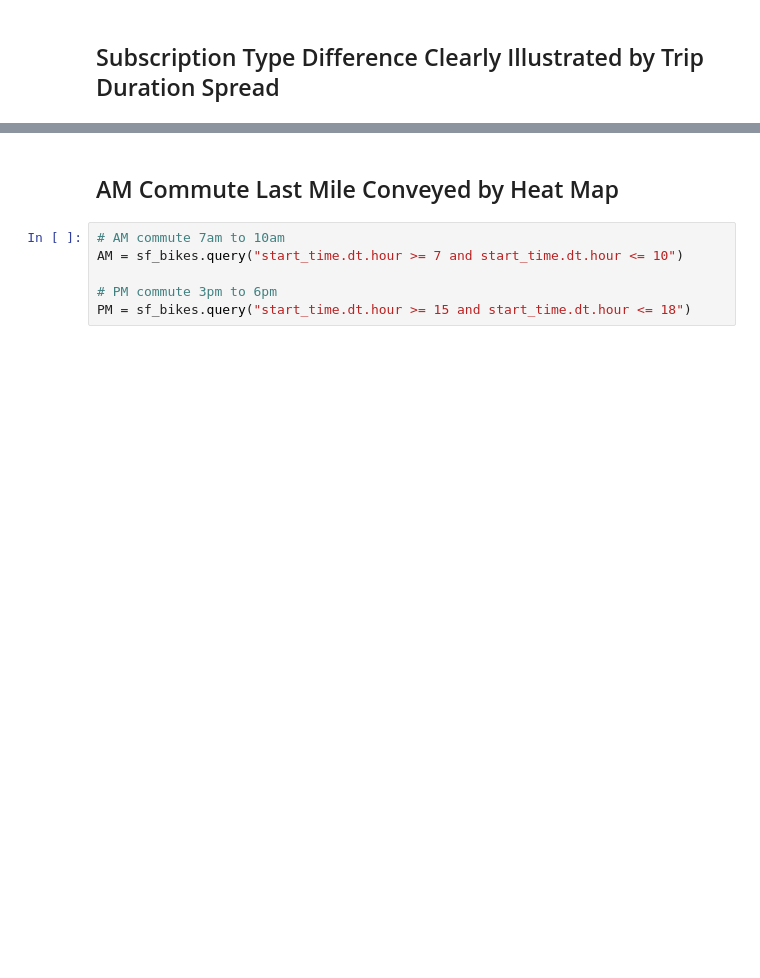
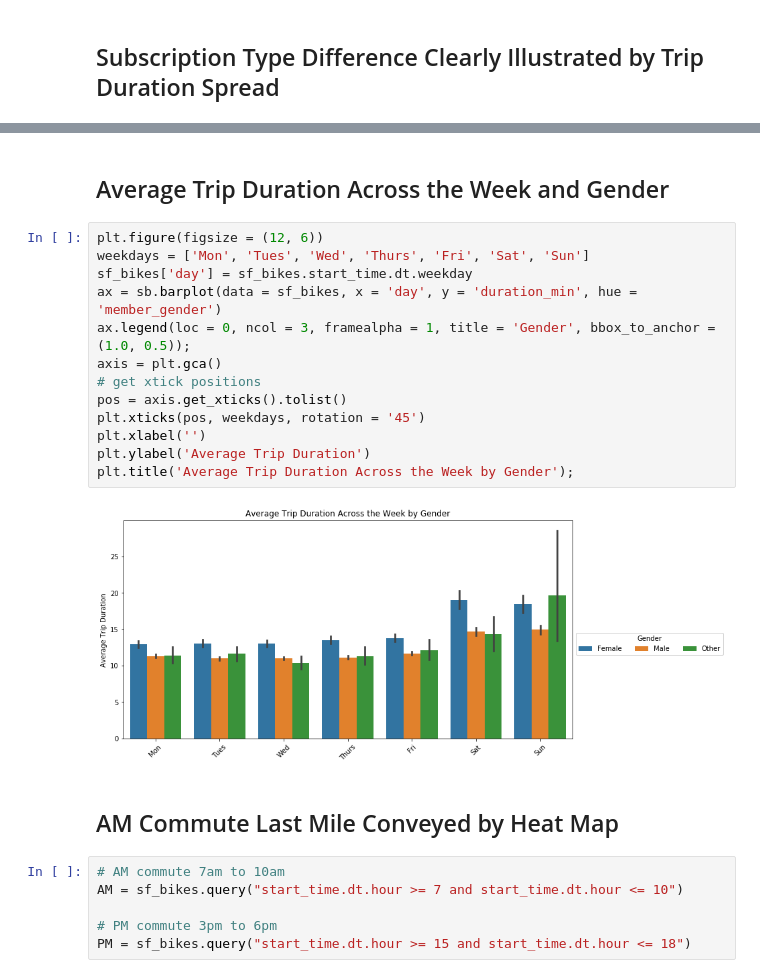
Before and after one commit to juliouribe/Visualizing_Bike_Data, a Jupyter notebook: Explanatory_Visualizations.ipynb, the cells around one changed output, grey strips where cells are left out. Drawn from its saved outputs; the diff is of its cells as text; blank space fills up the shorter version.

```diff
--- a/Explanatory_Visualizations.ipynb
+++ b/Explanatory_Visualizations.ipynb
@@ -120,3 +130,20 @@ plt.xticks(rotation = 15);
+# %% [markdown]
+## Average Trip Duration Across the Week and Gender
+# %%
+plt.figure(figsize = (12, 6))
+weekdays = ['Mon', 'Tues', 'Wed', 'Thurs', 'Fri', 'Sat', 'Sun']
+sf_bikes['day'] = sf_bikes.start_time.dt.weekday
+ax = sb.barplot(data = sf_bikes, x = 'day', y = 'duration_min', hue = 'member_gender')
+ax.legend(loc = 0, ncol = 3, framealpha = 1, title = 'Gender', bbox_to_anchor = (1.0, 0.5));
+axis = plt.gca()
+# get xtick positions
+pos = axis.get_xticks().tolist()
+plt.xticks(pos, weekdays, rotation = '45')
+plt.xlabel('')
+plt.ylabel('Average Trip Duration')
+plt.title('Average Trip Duration Across the Week by Gender');
+# %% [output]
+[figure, added]
 # %% [markdown]
 ## AM Commute Last Mile Conveyed by Heat Map
 # %%
```
Also changed, not shown: parts of 5 cells of this notebook.
